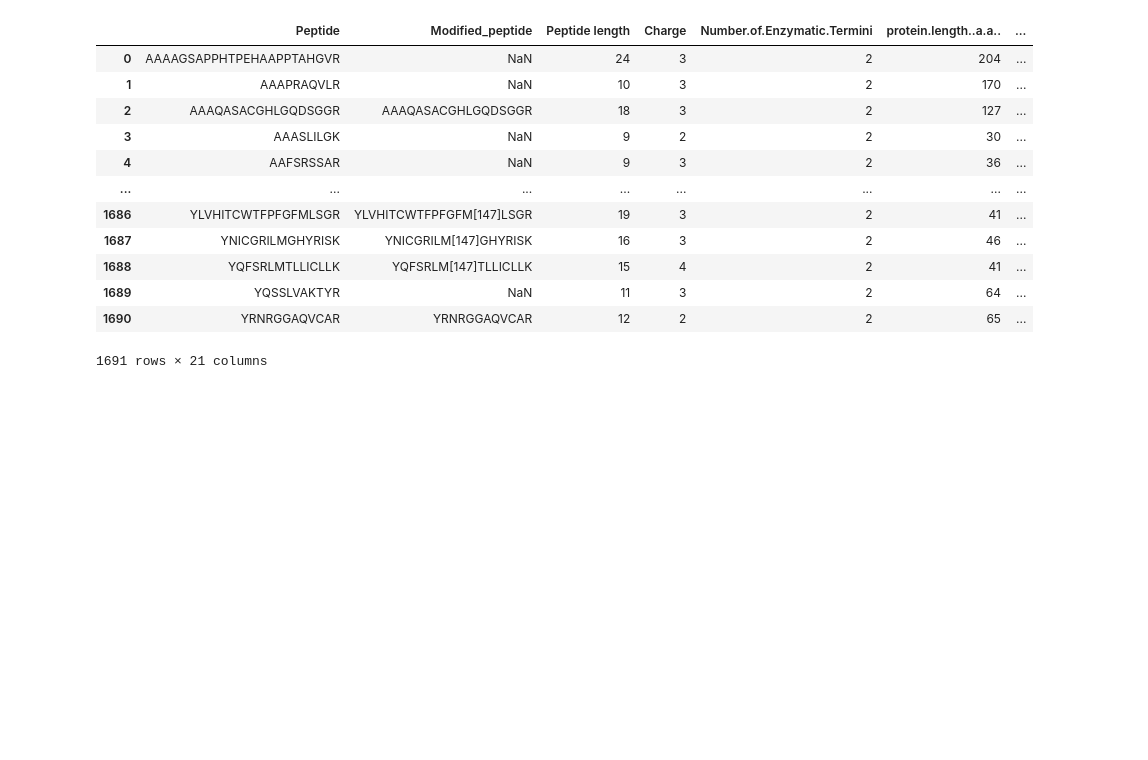
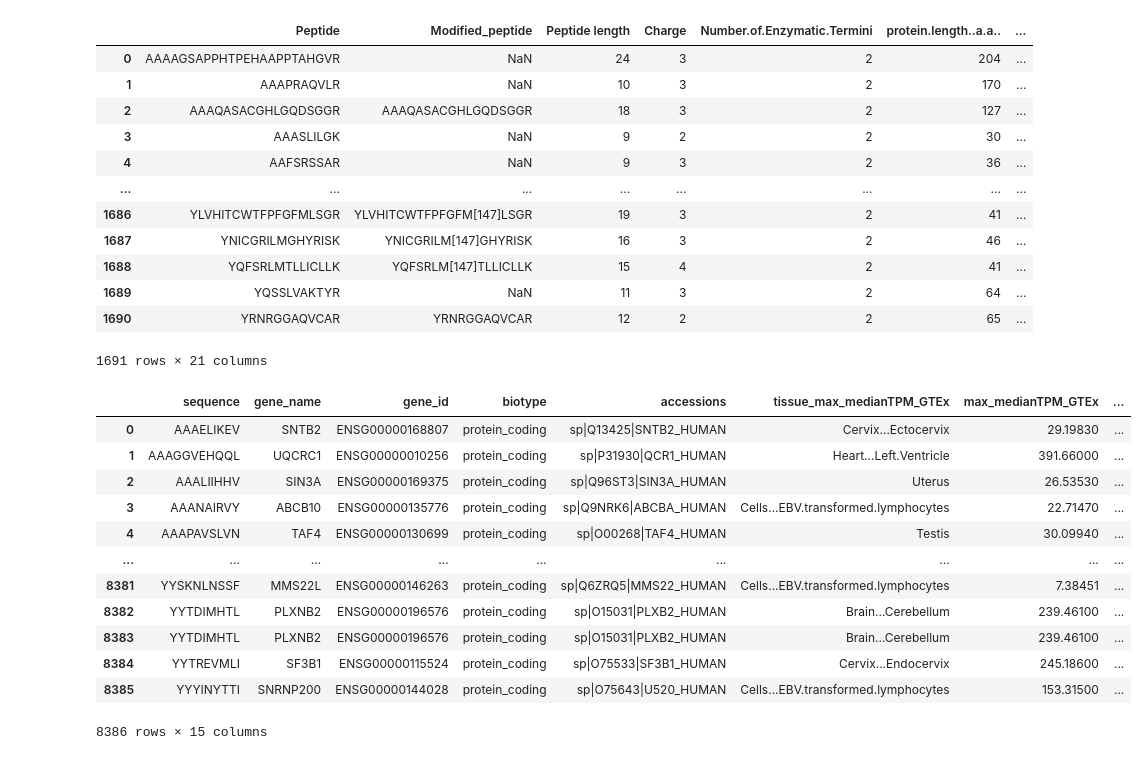
Before and after one commit to MartaEspinosa/TestisRestricted_MP, a Jupyter notebook: Q5_immunopeptidomics.ipynb, the cells around one changed output. Saved outputs shown, nothing was run; the diff lists cells and outputs as text; code cells hidden in the pictures; blank space fills up the shorter version.

```diff
--- a/Q5_immunopeptidomics.ipynb
+++ b/Q5_immunopeptidomics.ipynb
@@ -178,6 +178,25 @@ crypticDB ## Peptide
 | 1689 | YQSSLVAKTYR | NaN | 11 | 3 | 2 | 64 | ... |
 | 1690 | YRNRGGAQVCAR | YRNRGGAQVCAR | 12 | 2 | 2 | 65 | ... |
 1691 rows × 21 columns
+# %%
+DiazCamarena = pd.read_csv("/projects_eg/projects/marta/immunopeptidomics_TAA_done/uniquePeptides_HCC_CL.FDR5percent.csv")
+DiazCamarena['sequence'] = DiazCamarena['sequence'].str.replace(r'\(Oxidation\)', '', regex=True)
+
+DiazCamarena
+# %% [output]
+|  | sequence | gene_name | gene_id | biotype | accessions | tissue_max_medianTPM_GTEx | max_medianTPM_GTEx | ... |
+| 0 | AAAELIKEV | SNTB2 | ENSG00000168807 | protein_coding | sp|Q13425|SNTB2_HUMAN | Cervix...Ectocervix | 29.19830 | ... |
+| 1 | AAAGGVEHQQL | UQCRC1 | ENSG00000010256 | protein_coding | sp|P31930|QCR1_HUMAN | Heart...Left.Ventricle | 391.66000 | ... |
+| 2 | AAALIIHHV | SIN3A | ENSG00000169375 | protein_coding | sp|Q96ST3|SIN3A_HUMAN | Uterus | 26.53530 | ... |
+| 3 | AAANAIRVY | ABCB10 | ENSG00000135776 | protein_coding | sp|Q9NRK6|ABCBA_HUMAN | Cells...EBV.transformed.lymphocytes | 22.71470 | ... |
+| 4 | AAAPAVSLVN | TAF4 | ENSG00000130699 | protein_coding | sp|O00268|TAF4_HUMAN | Testis | 30.09940 | ... |
+| ... | ... | ... | ... | ... | ... | ... | ... | ... |
+| 8381 | YYSKNLNSSF | MMS22L | ENSG00000146263 | protein_coding | sp|Q6ZRQ5|MMS22_HUMAN | Cells...EBV.transformed.lymphocytes | 7.38451 | ... |
+| 8382 | YYTDIMHTL | PLXNB2 | ENSG00000196576 | protein_coding | sp|O15031|PLXB2_HUMAN | Brain...Cerebellum | 239.46100 | ... |
+| 8383 | YYTDIMHTL | PLXNB2 | ENSG00000196576 | protein_coding | sp|O15031|PLXB2_HUMAN | Brain...Cerebellum | 239.46100 | ... |
+| 8384 | YYTREVMLI | SF3B1 | ENSG00000115524 | protein_coding | sp|O75533|SF3B1_HUMAN | Cervix...Endocervix | 245.18600 | ... |
+| 8385 | YYYINYTTI | SNRNP200 | ENSG00000144028 | protein_coding | sp|O75643|U520_HUMAN | Cells...EBV.transformed.lymphocytes | 153.31500 | ... |
+8386 rows × 15 columns
 # %%
 # immuno_combined
 crypticDB_small = crypticDB[['Peptide','gene_id']]
```
Also changed, not shown: parts of 6 cells of this notebook, 4 other files.
